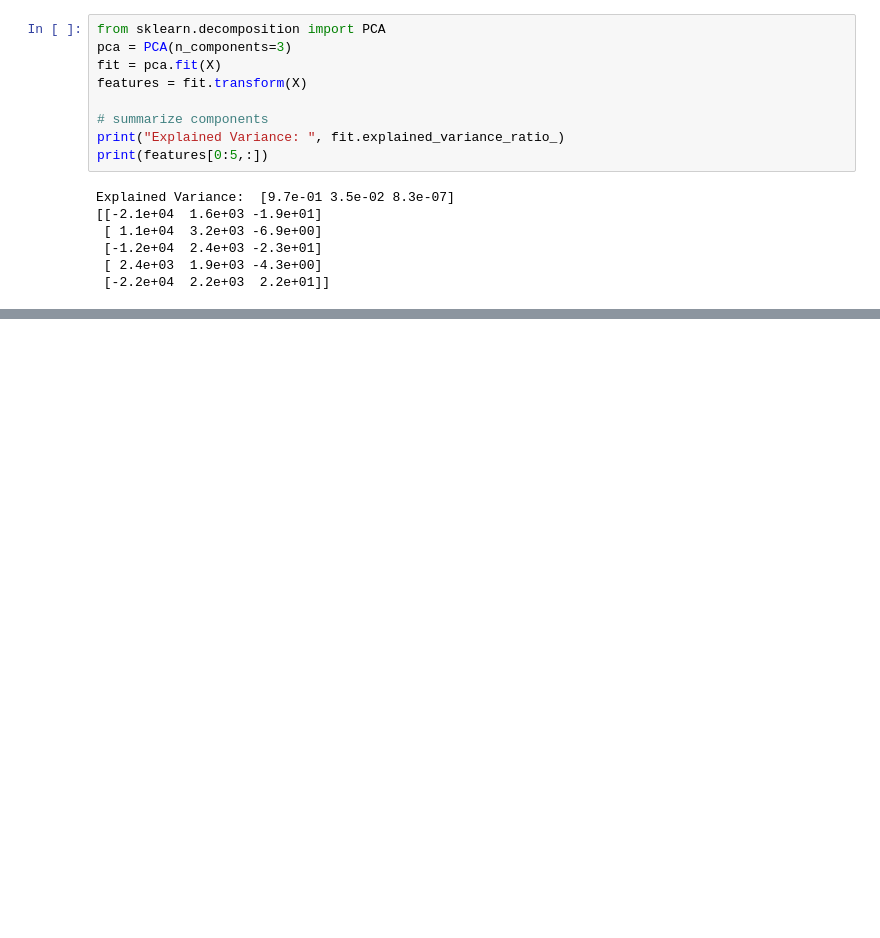
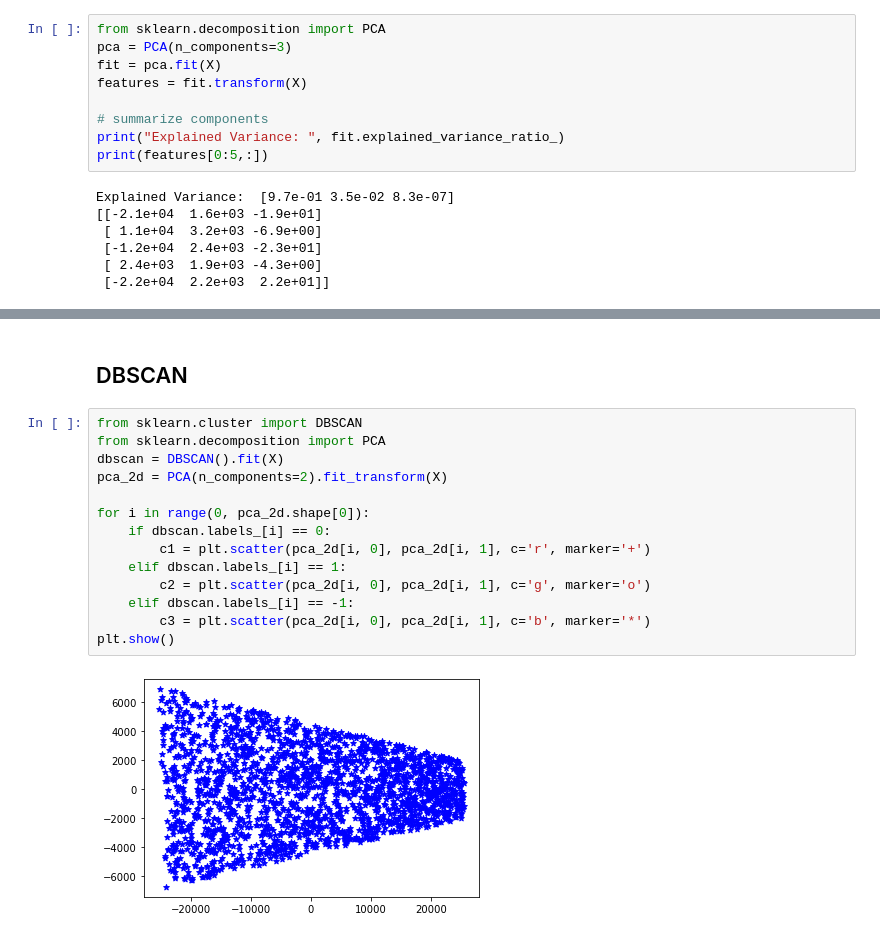
Before and after one commit to GubkinKirill/MachineLearning, a Jupyter notebook: notebooks/5_clastering.ipynb, the cells around one changed output, grey strips where cells are left out. Saved outputs shown, nothing was run; the diff lists cells and outputs as text; blank space fills up the shorter version.

```diff
--- a/notebooks/5_clastering.ipynb
+++ b/notebooks/5_clastering.ipynb
@@ -108,0 +151,18 @@ Explained Variance:  [9.7e-01 3.5e-02 8.3e-07]
+# %% [markdown]
+## DBSCAN
+# %%
+from sklearn.cluster import DBSCAN
+from sklearn.decomposition import PCA
+dbscan = DBSCAN().fit(X)
+pca_2d = PCA(n_components=2).fit_transform(X)
+
+for i in range(0, pca_2d.shape[0]):
+    if dbscan.labels_[i] == 0:
+        c1 = plt.scatter(pca_2d[i, 0], pca_2d[i, 1], c='r', marker='+')
+    elif dbscan.labels_[i] == 1:
+        c2 = plt.scatter(pca_2d[i, 0], pca_2d[i, 1], c='g', marker='o')
+    elif dbscan.labels_[i] == -1:
+        c3 = plt.scatter(pca_2d[i, 0], pca_2d[i, 1], c='b', marker='*')
+plt.show()
+# %% [output]
+[figure, added]
```
Also changed, not shown: parts of 8 cells of this notebook.
